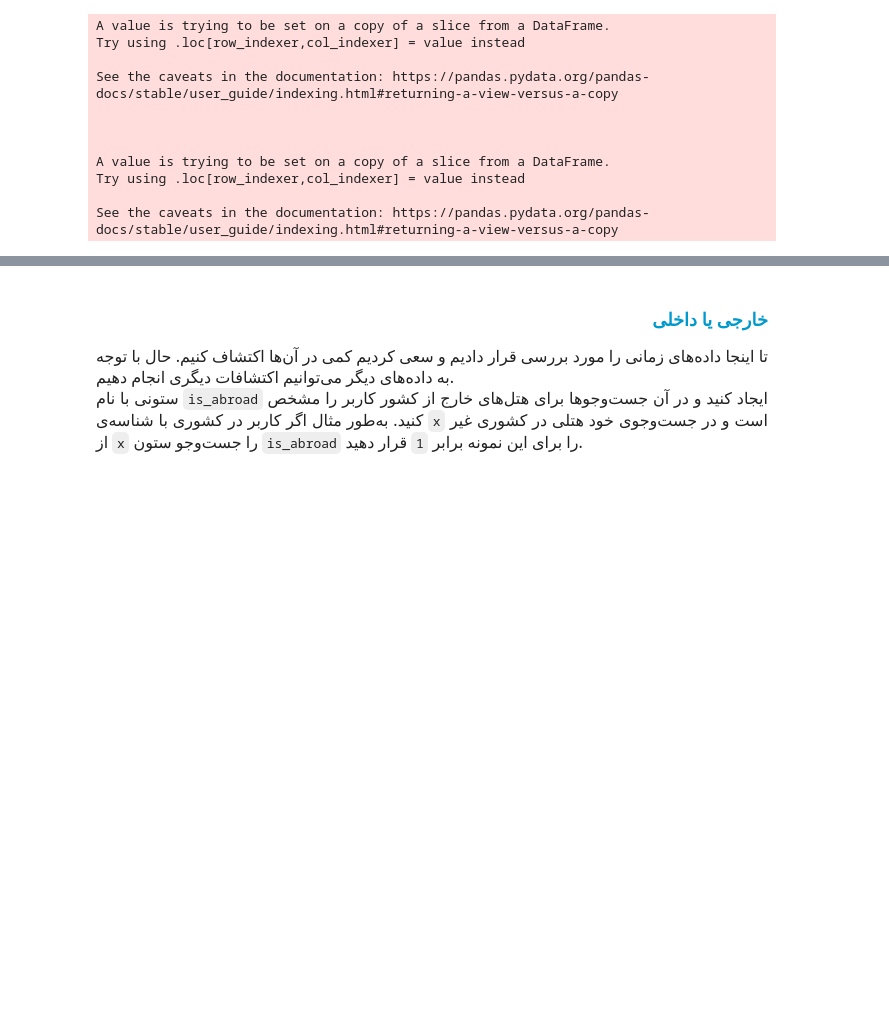
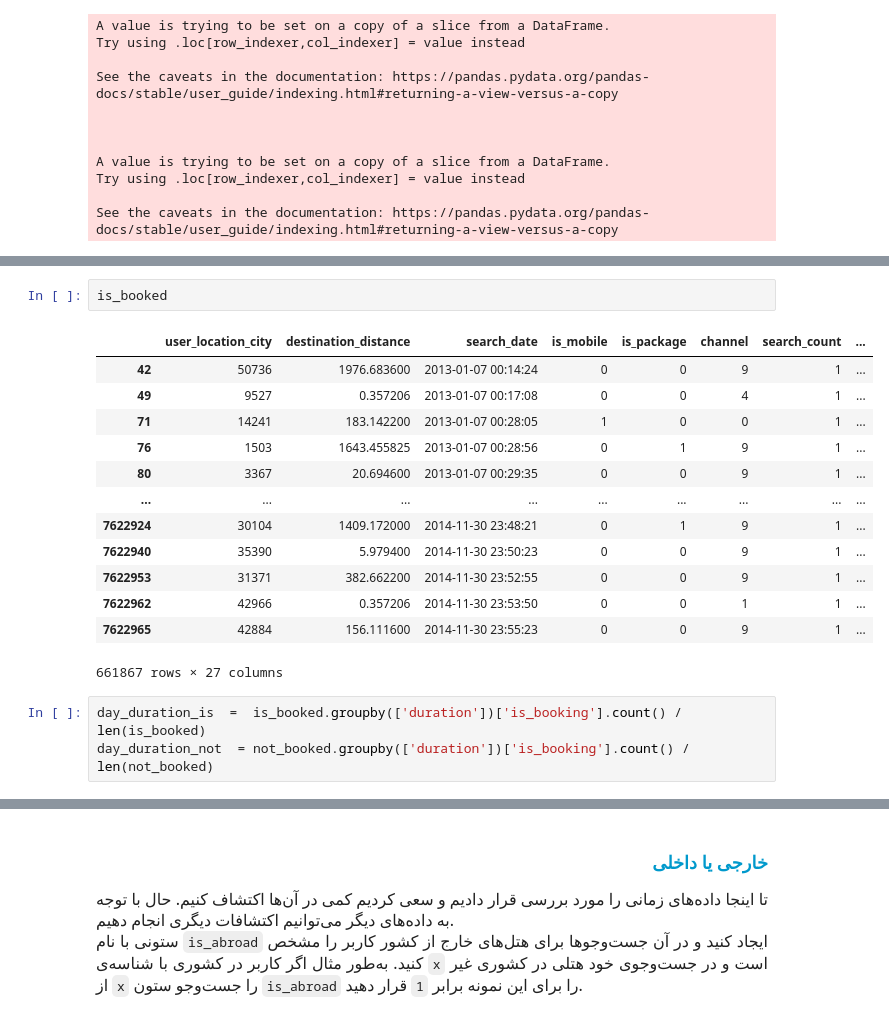
Before and after one commit to MahdiShahgholian/Deep_Learning, a Jupyter notebook: will_not_travel_again/will_not_travel_again.ipynb, the cells around one changed output, grey strips where cells are left out. Drawn from its saved outputs; the diff is of its cells as text; blank space fills up the shorter version.

```diff
--- a/will_not_travel_again/will_not_travel_again.ipynb
+++ b/will_not_travel_again/will_not_travel_again.ipynb
@@ -734,4 +726,23 @@ fig.write_json('./days_between.json')
 <center>
 <img src = 'https://quera.org/qbox/view/iOh4Yzgkf6/los.png'>
 </center>
+# %%
+is_booked
+# %% [output]
+|  | user_location_city | destination_distance | search_date | is_mobile | is_package | channel | search_count | ... |
+| 42 | 50736 | 1976.683600 | 2013-01-07 00:14:24 | 0 | 0 | 9 | 1 | ... |
+| 49 | 9527 | 0.357206 | 2013-01-07 00:17:08 | 0 | 0 | 4 | 1 | ... |
+| 71 | 14241 | 183.142200 | 2013-01-07 00:28:05 | 1 | 0 | 0 | 1 | ... |
+| 76 | 1503 | 1643.455825 | 2013-01-07 00:28:56 | 0 | 1 | 9 | 1 | ... |
+| 80 | 3367 | 20.694600 | 2013-01-07 00:29:35 | 0 | 0 | 9 | 1 | ... |
+| ... | ... | ... | ... | ... | ... | ... | ... | ... |
+| 7622924 | 30104 | 1409.172000 | 2014-11-30 23:48:21 | 0 | 1 | 9 | 1 | ... |
+| 7622940 | 35390 | 5.979400 | 2014-11-30 23:50:23 | 0 | 0 | 9 | 1 | ... |
+| 7622953 | 31371 | 382.662200 | 2014-11-30 23:52:55 | 0 | 0 | 9 | 1 | ... |
+| 7622962 | 42966 | 0.357206 | 2014-11-30 23:53:50 | 0 | 0 | 1 | 1 | ... |
+| 7622965 | 42884 | 156.111600 | 2014-11-30 23:55:23 | 0 | 0 | 9 | 1 | ... |
+661867 rows × 27 columns
+# %%
+day_duration_is  =  is_booked.groupby(['duration'])['is_booking'].count() / len(is_booked)
+day_duration_not  = not_booked.groupby(['duration'])['is_booking'].count() / len(not_booked)
 # %%
```
Also changed, not shown: parts of 15 cells of this notebook.
